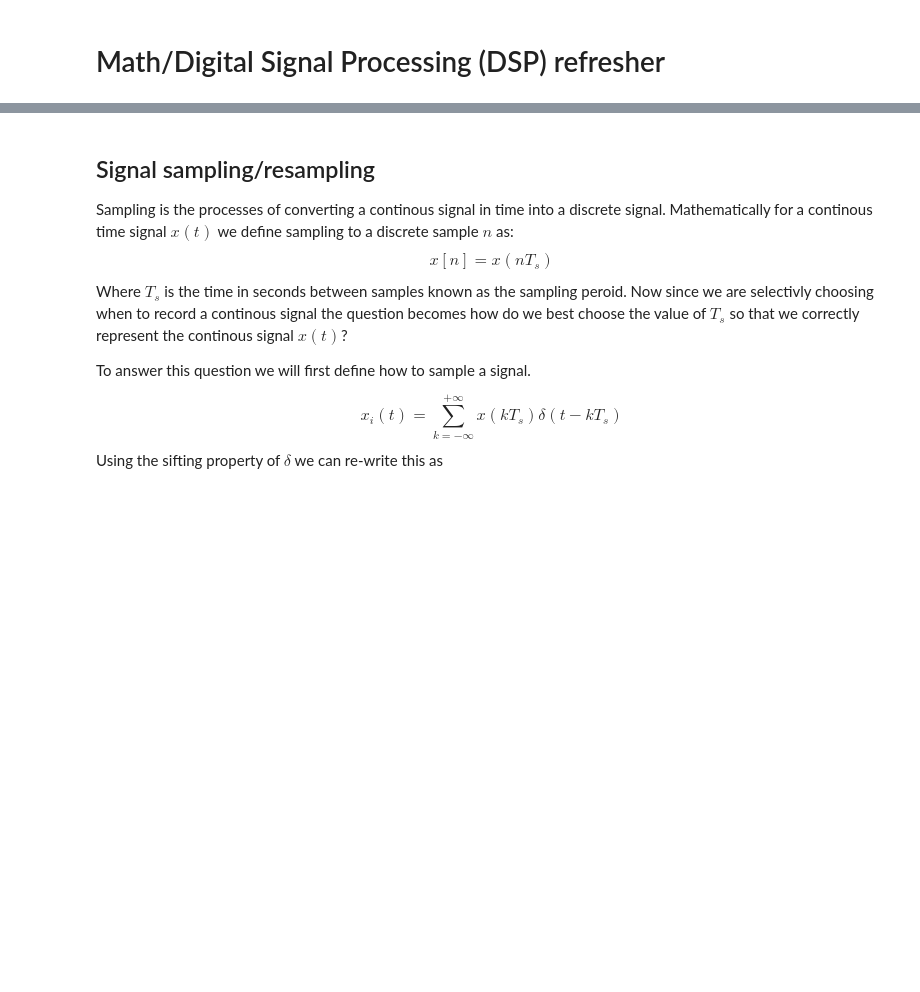
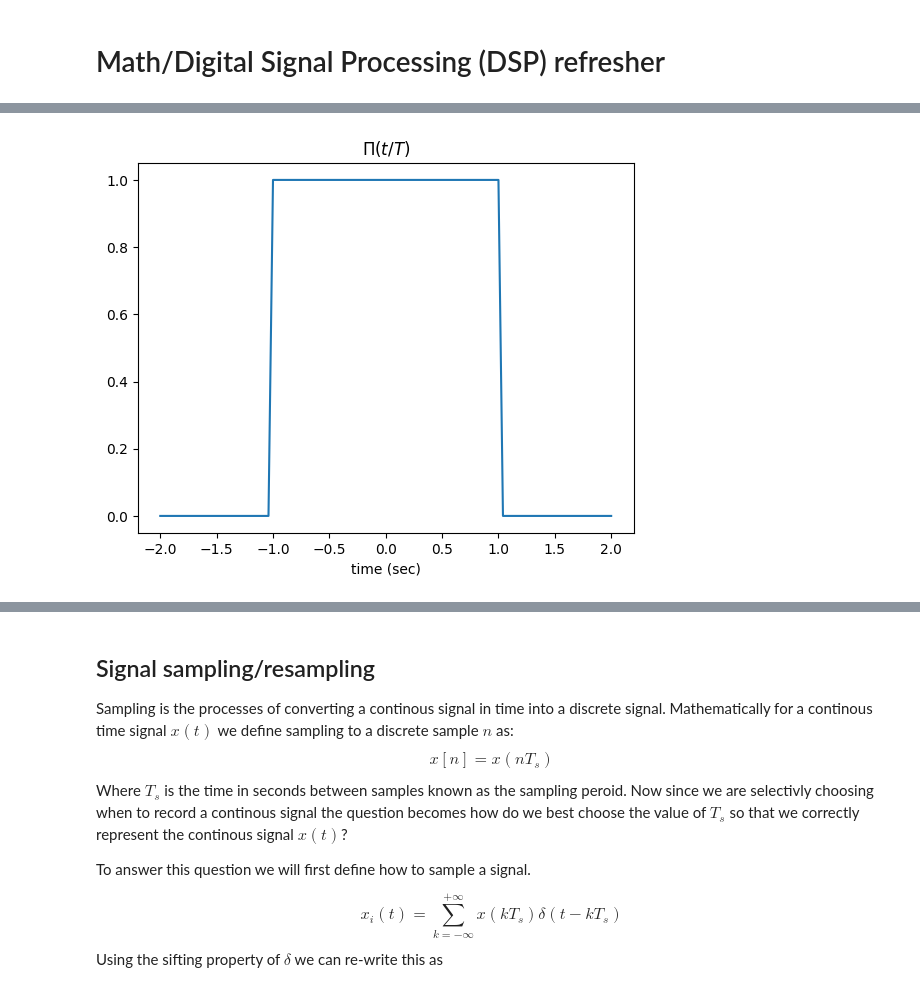
Before and after one commit to austinjtravis/radar_learning, a Jupyter notebook: 0_math_intro/math_refresher.ipynb, the cells around one changed output, grey strips where cells are left out. Saved outputs shown, nothing was run; the diff lists cells and outputs as text; code cells hidden in the pictures; blank space fills up the shorter version.

```diff
--- a/0_math_intro/math_refresher.ipynb
+++ b/0_math_intro/math_refresher.ipynb
@@ -84,0 +104,17 @@ NOTE: When we start dealing with propogating plane waves we will find that plane
+# %%
+import matplotlib.pyplot as plt
+import numpy as np
+
+def rect(x, duration):
+    return np.where(np.abs(x) <= duration, 1, 0)
+
+t = np.linspace(-2, 2, 101)
+duration = 1
+t.shape
+plt.figure()
+plt.plot(t, rect(t, duration))
+plt.xlabel('time (sec)')
+plt.title('$\Pi(t/T)$')
+plt.show()
+# %% [output]
+[figure, added]
```
Also changed, not shown: parts of 27 cells of this notebook.
